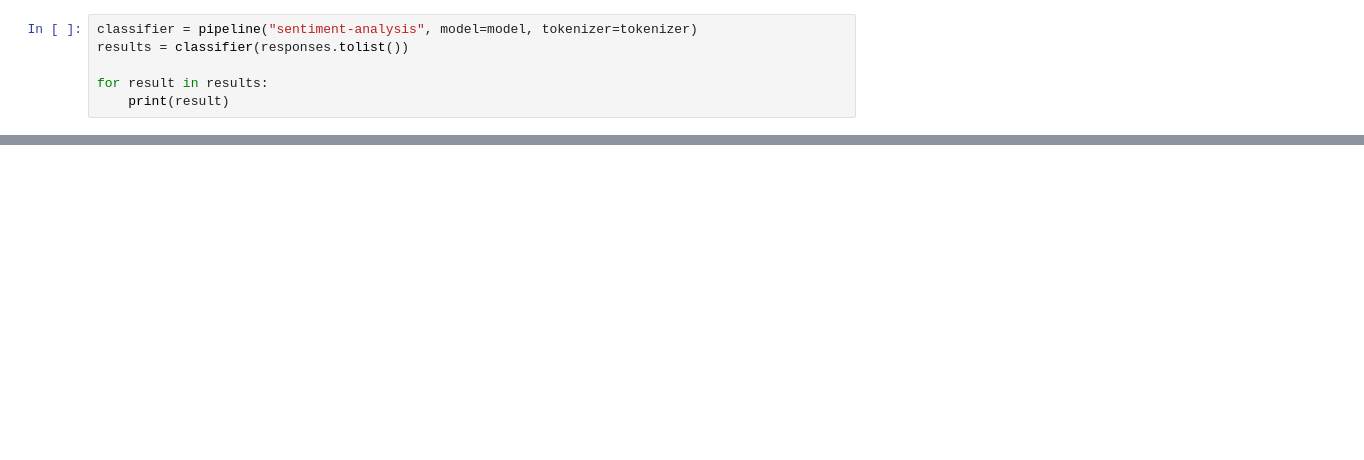
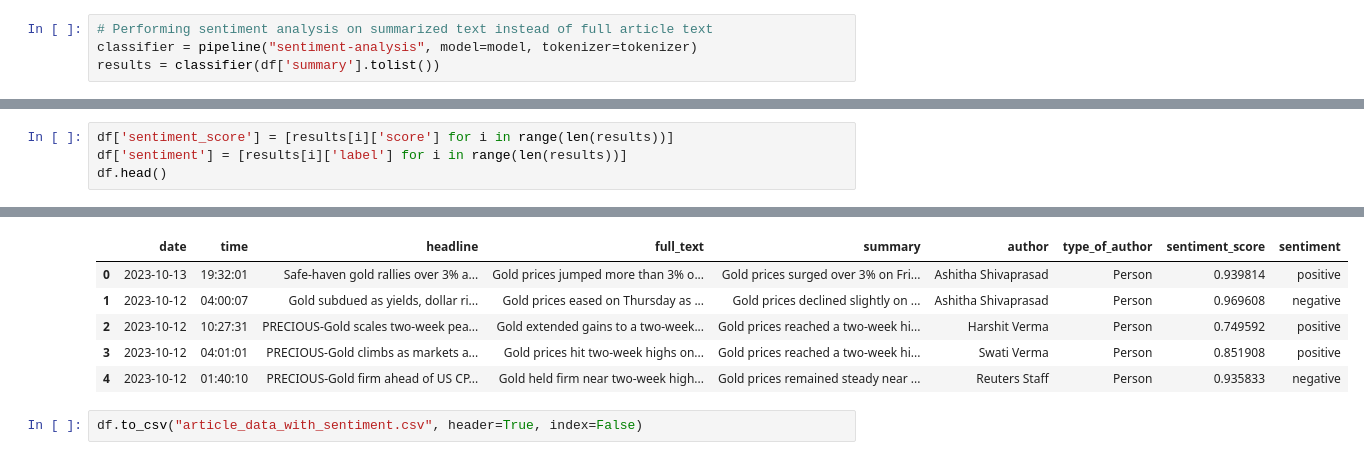
Before and after one commit to Zibusiso-Mangoye/Data-Pipeline-for-Portfolio-Management, a Jupyter notebook: gold-analysis/notebooks/sentiment_analysis.ipynb, the cells around one changed output, grey strips where cells are left out. Cells and saved outputs as stored; diff of their text form; blank space fills up the shorter version.

Commit message:
completed sentiment analysis

```diff
--- a/gold-analysis/notebooks/sentiment_analysis.ipynb
+++ b/gold-analysis/notebooks/sentiment_analysis.ipynb
@@ -119,6 +23,4 @@ sample_text.tolist()
 # %%
+# Performing sentiment analysis on summarized text instead of full article text
 classifier = pipeline("sentiment-analysis", model=model, tokenizer=tokenizer)
-results = classifier(responses.tolist())
-
-for result in results:
-    print(result)
+results = classifier(df['summary'].tolist())
@@ -128,0 +48,5 @@ for result in results:
+# %%
+df['sentiment_score'] = [results[i]['score'] for i in range(len(results))]
+df['sentiment'] = [results[i]['label'] for i in range(len(results))]
+df.head()
+# %% [output]
@@ -128,0 +54,8 @@ for result in results:
+|  | date | time | headline | full_text | summary | author | type_of_author | sentiment_score | sentiment |
+| 0 | 2023-10-13 | 19:32:01 | Safe-haven gold rallies over 3% a... | Gold prices jumped more than 3% o... | Gold prices surged over 3% on Fri... | Ashitha Shivaprasad | Person | 0.939814 | positive |
+| 1 | 2023-10-12 | 04:00:07 | Gold subdued as yields, dollar ri... | Gold prices eased on Thursday as ... | Gold prices declined slightly on ... | Ashitha Shivaprasad | Person | 0.969608 | negative |
+| 2 | 2023-10-12 | 10:27:31 | PRECIOUS-Gold scales two-week pea... | Gold extended gains to a two-week... | Gold prices reached a two-week hi... | Harshit Verma | Person | 0.749592 | positive |
+| 3 | 2023-10-12 | 04:01:01 | PRECIOUS-Gold climbs as markets a... | Gold prices hit two-week highs on... | Gold prices reached a two-week hi... | Swati Verma | Person | 0.851908 | positive |
+| 4 | 2023-10-12 | 01:40:10 | PRECIOUS-Gold firm ahead of US CP... | Gold held firm near two-week high... | Gold prices remained steady near ... | Reuters Staff | Person | 0.935833 | negative |
+# %%
+df.to_csv("article_data_with_sentiment.csv", header=True, index=False)
```
Also changed, not shown: parts of 12 cells of this notebook, 1 other file.
